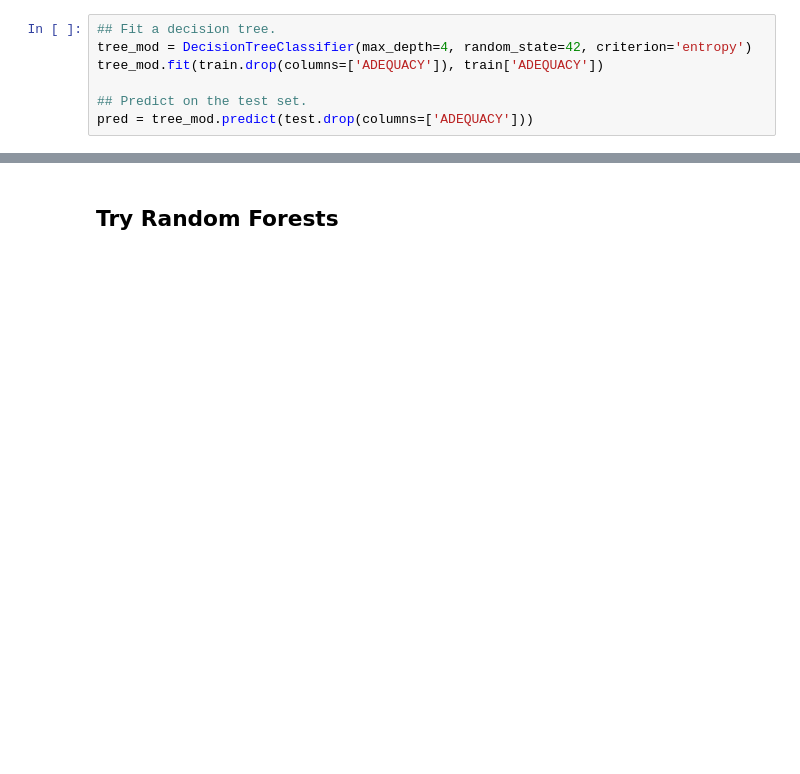
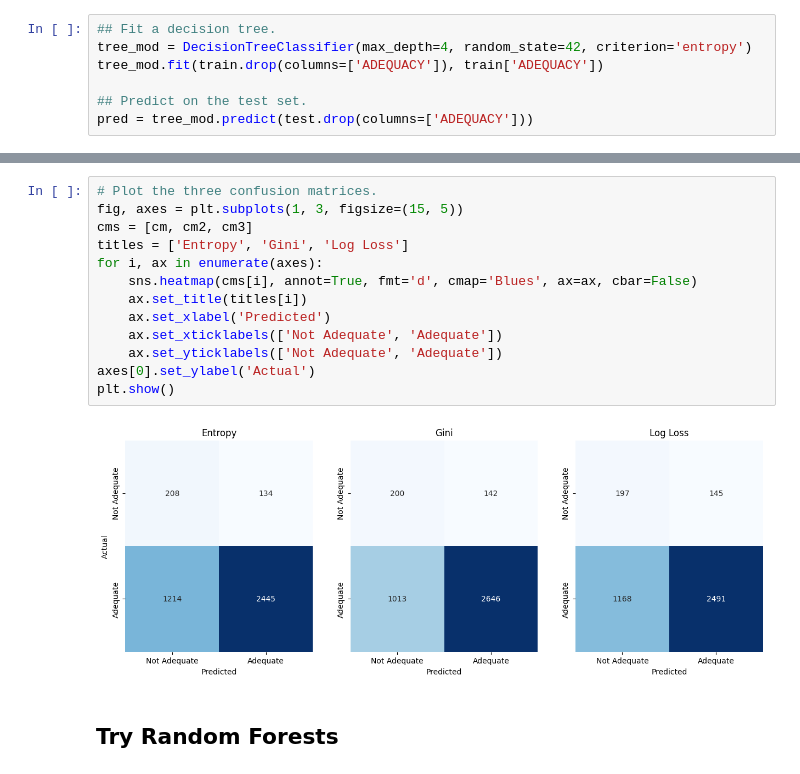
Before and after one commit to DiegoOlaya/rental-housing-cost, a Jupyter notebook: notebooks/supervised_models/trees.ipynb, the cells around one changed output, grey strips where cells are left out. Saved outputs shown, nothing was run; the diff lists cells and outputs as text; blank space fills up the shorter version.

```diff
--- a/notebooks/supervised_models/trees.ipynb
+++ b/notebooks/supervised_models/trees.ipynb
@@ -129,3 +171,18 @@ plt.show()
+# %%
+# Plot the three confusion matrices.
+fig, axes = plt.subplots(1, 3, figsize=(15, 5))
+cms = [cm, cm2, cm3]
+titles = ['Entropy', 'Gini', 'Log Loss']
+for i, ax in enumerate(axes):
+    sns.heatmap(cms[i], annot=True, fmt='d', cmap='Blues', ax=ax, cbar=False)
+    ax.set_title(titles[i])
+    ax.set_xlabel('Predicted')
+    ax.set_xticklabels(['Not Adequate', 'Adequate'])
+    ax.set_yticklabels(['Not Adequate', 'Adequate'])
+axes[0].set_ylabel('Actual')
+plt.show()
+# %% [output]
+[figure, added]
 # %% [markdown]
 ## Try Random Forests
 # %%
```
Also changed, not shown: parts of 8 cells of this notebook.
